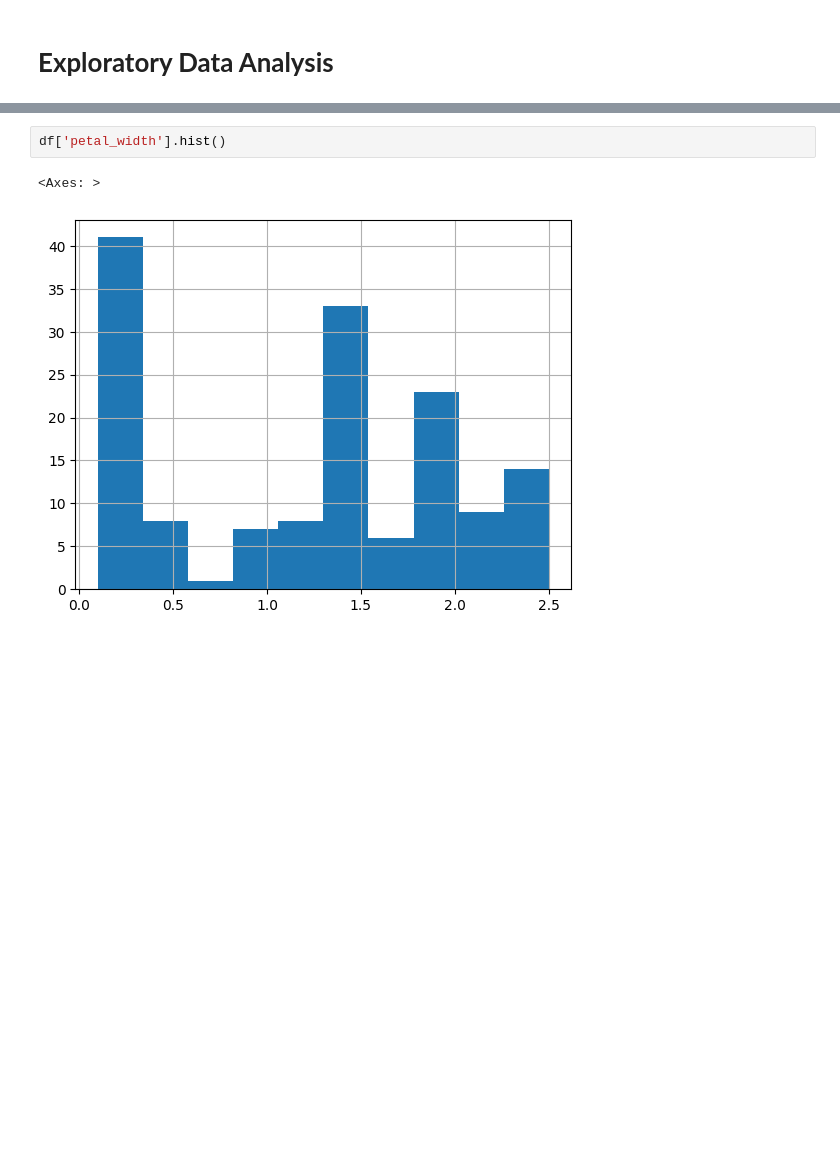
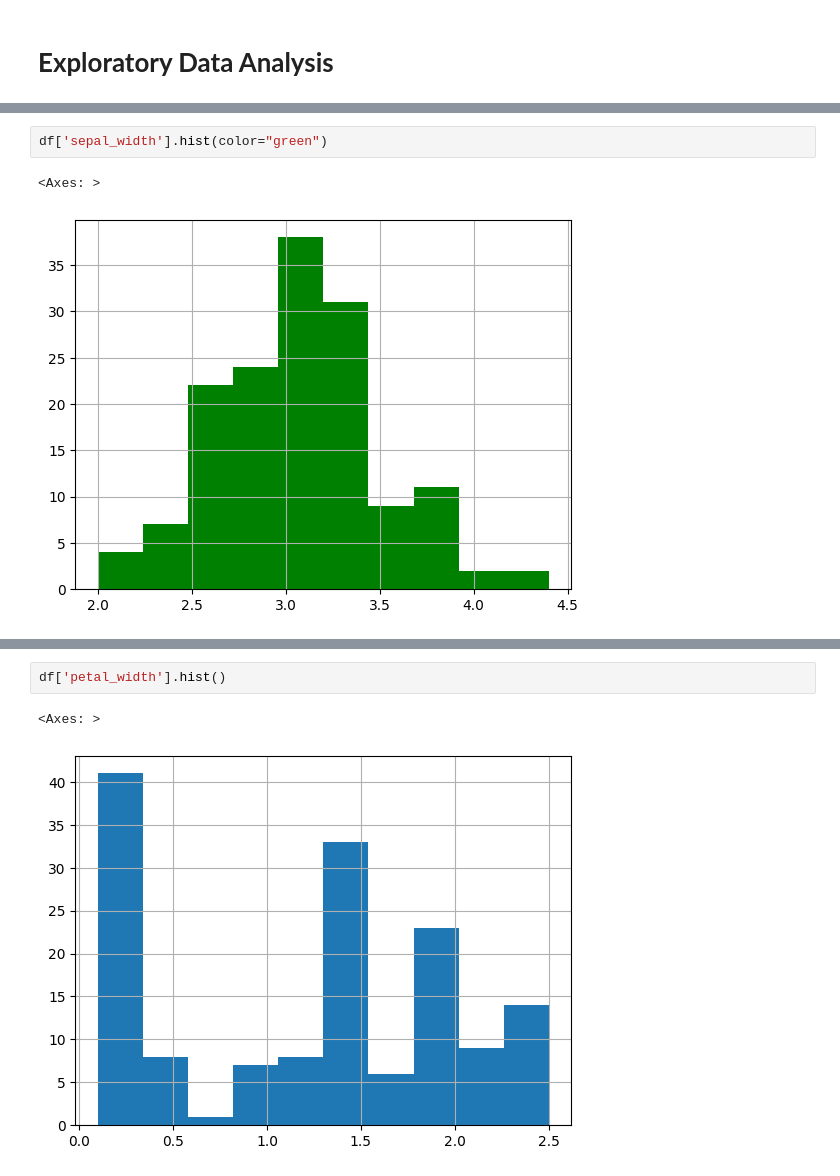
Before and after one commit to anikashaji/CODSOFT, a Jupyter notebook: IRIS_Flower_Data_Analysis.ipynb, the cells around one changed output, grey strips where cells are left out. Cells and saved outputs as stored; diff of their text form; blank space fills up the shorter version.

```diff
--- a/IRIS_Flower_Data_Analysis.ipynb
+++ b/IRIS_Flower_Data_Analysis.ipynb
@@ -74 +94,6 @@ df.describe()
+# %%
+df['sepal_width'].hist(color="green")
+# %% [output]
+<Axes: >
+[figure, added]
 # %%
```
Also changed, not shown: parts of 44 cells of this notebook.
